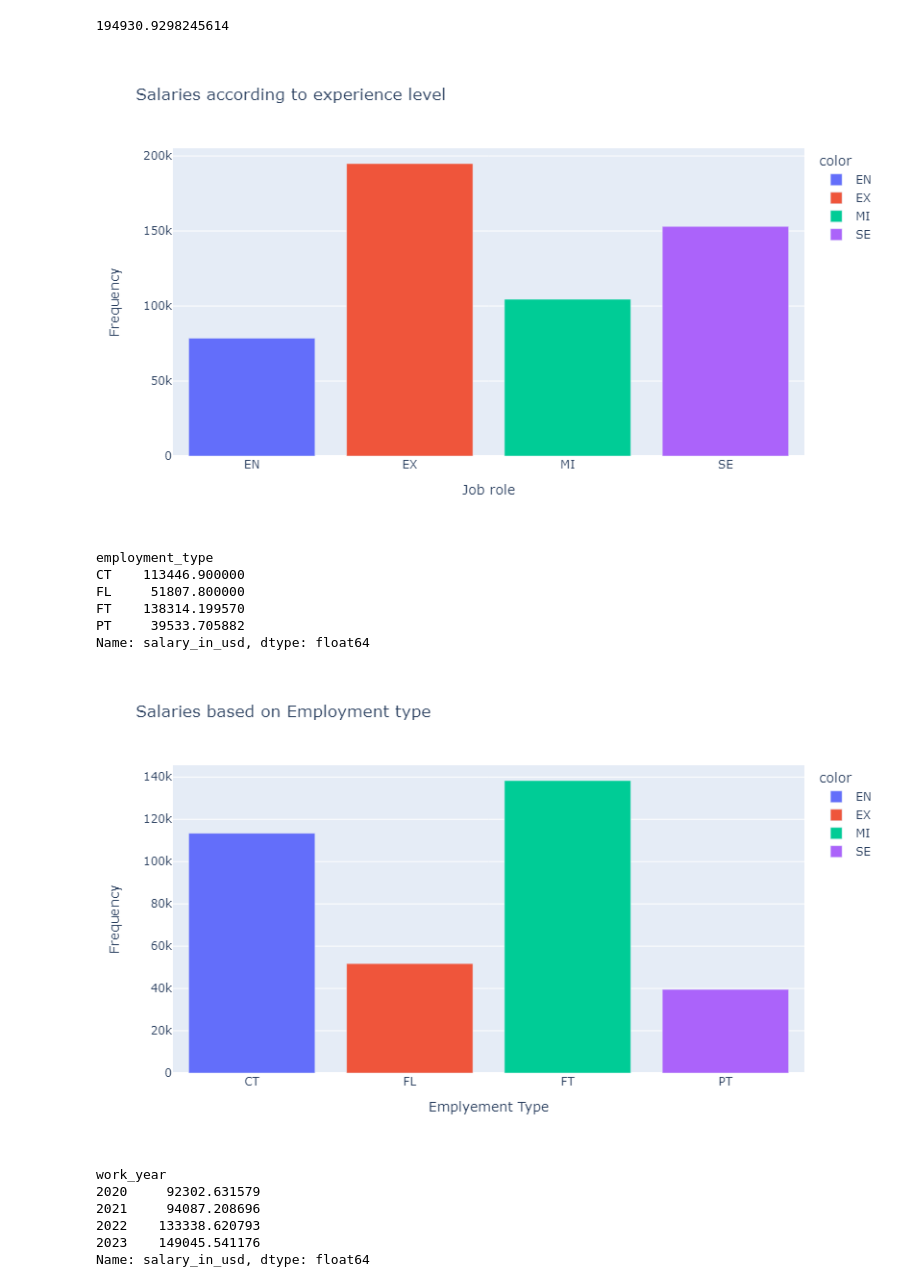
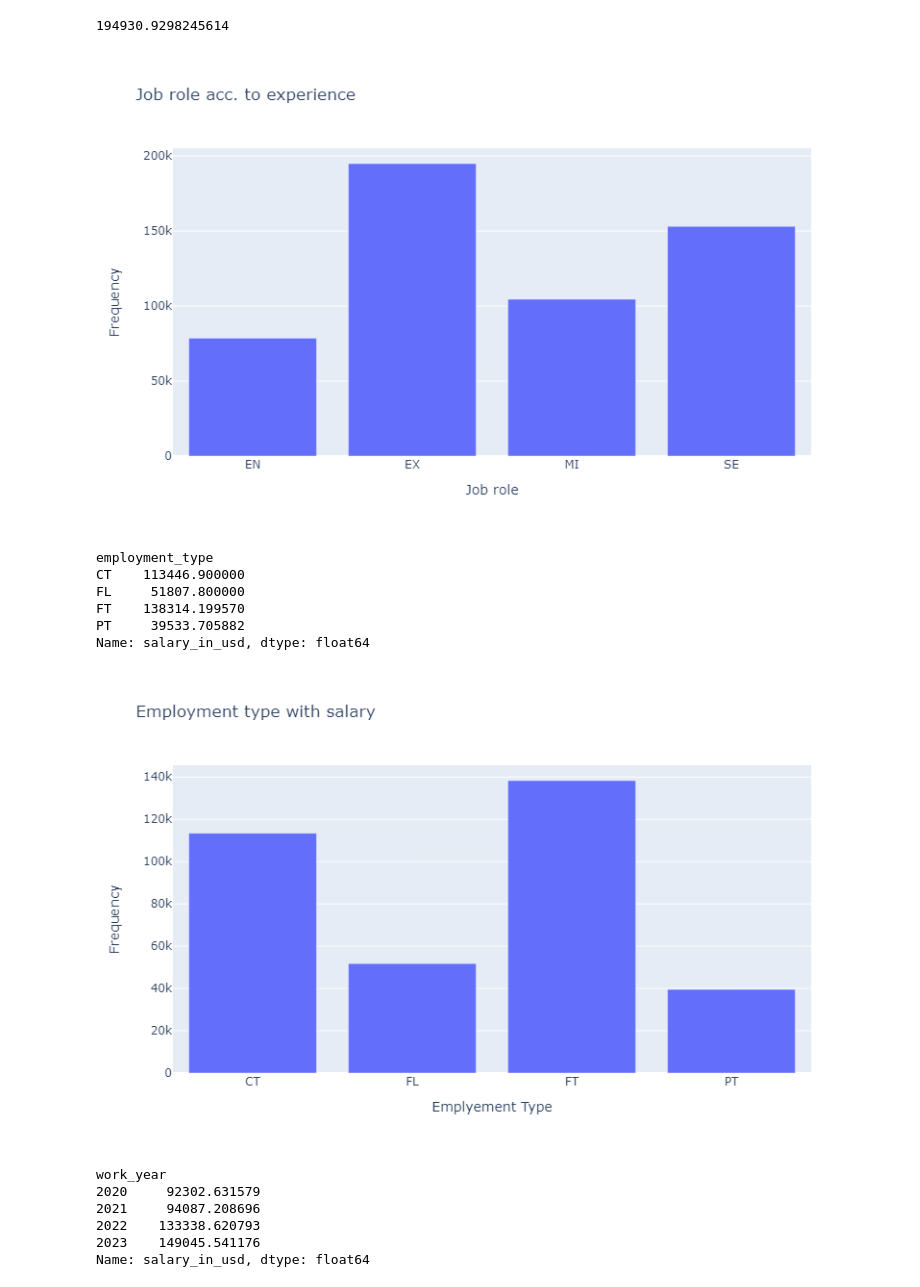
Before and after one commit to dipeshor123/Salary-Analysis, a Jupyter notebook: Salaries Data Analysis and Visualization.ipynb, the cells around one changed output. Drawn from its saved outputs; the diff is of its cells as text; code cells hidden in the pictures.

```diff
--- a/Salaries Data Analysis and Visualization.ipynb
+++ b/Salaries Data Analysis and Visualization.ipynb
@@ -257,14 +257,14 @@ X=df.groupby('experience_level').mean()['salary_in_usd'].index
 # %%
 Y=df.groupby('experience_level').mean()['salary_in_usd'].values
 # %%
-fig=px.bar(exp,X,Y,title='Salaries according to experience level',color=X)
+fig=go.Figure(data=go.Bar(x=X,y=Y))
 fig.update_xaxes(title="Job role")
 fig.update_yaxes(title="Frequency")
-fig.update_layout(width=500,
+fig.update_layout(title="Job role acc. to experience",width=500,
     height=500)
 fig.show()
 # %% [output]
-[figure, old version]
+[figure, new version]
 # %%
 ##Salaries based on Employment Type
 ET=df['salary_in_usd'].groupby(df['employment_type']).mean()
@@ -281,14 +281,14 @@ X1=df['salary_in_usd'].groupby(df['employment_type']).mean().index
 # %%
 Y1=df['salary_in_usd'].groupby(df['employment_type']).mean().values
 # %%
-fig=px.bar(ET,X1,Y1,title='Salaries based on Employment type',color=X)
+fig=go.Figure(data=go.Bar(x=X1,y=Y1))
 fig.update_xaxes(title="Emplyement Type")
 fig.update_yaxes(title="Frequency")
-fig.update_layout(width=500,
+fig.update_layout(title="Employment type with salary",width=500,
     height=500)
 fig.show()
 # %% [output]
-[figure, old version]
+[figure, new version]
 # %%
 ##Average Salaries based on Year(2020-2023)
 WY=df['salary_in_usd'].groupby(df['work_year']).mean()
```
Also changed, not shown: parts of 3 cells of this notebook.
